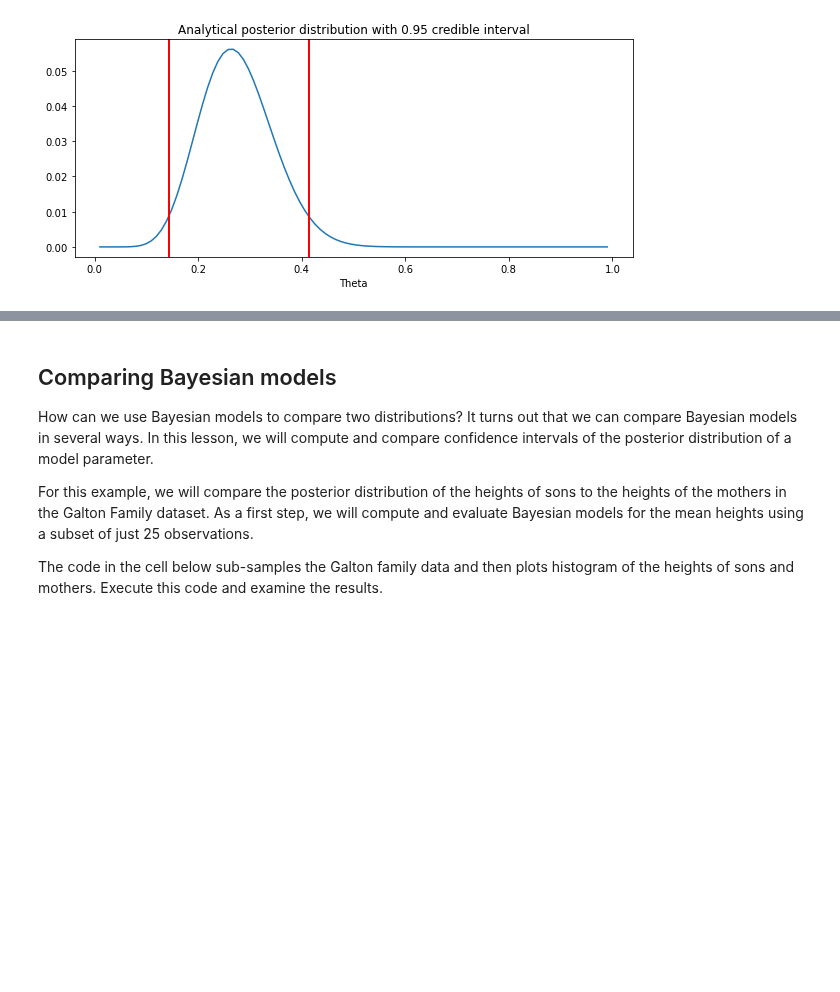
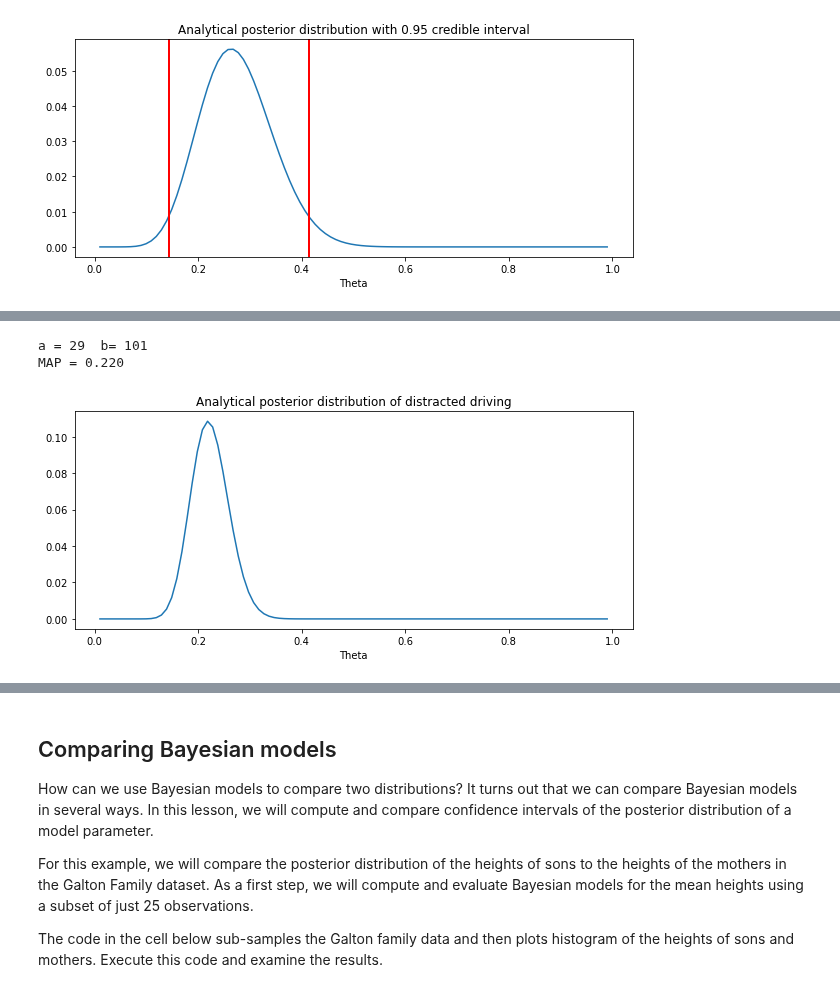
Before and after one commit to StephenElston/DataScience410, a Jupyter notebook: Lecture5/IntroductionToBayes.ipynb, the cells around one changed output, grey strips where cells are left out. Cells and saved outputs as stored; diff of their text form; code cells hidden in the pictures; blank space fills up the shorter version.

```diff
--- a/Lecture5/IntroductionToBayes.ipynb
+++ b/Lecture5/IntroductionToBayes.ipynb
@@ -781,0 +889,8 @@ NameError: name 'numpy' is not defined
+# %%
+a_updated, b_updated, beta_post_updated = analytic_posterior(distracted + new_distracted + distracted_ed_program,
+                                                             p,
+                                                             a_updated + 4, b_updated + 26)
+# %% [output]
+a = 29  b= 101
+MAP = 0.220
+[figure, added]
```
Also changed, not shown: parts of 16 cells of this notebook.
